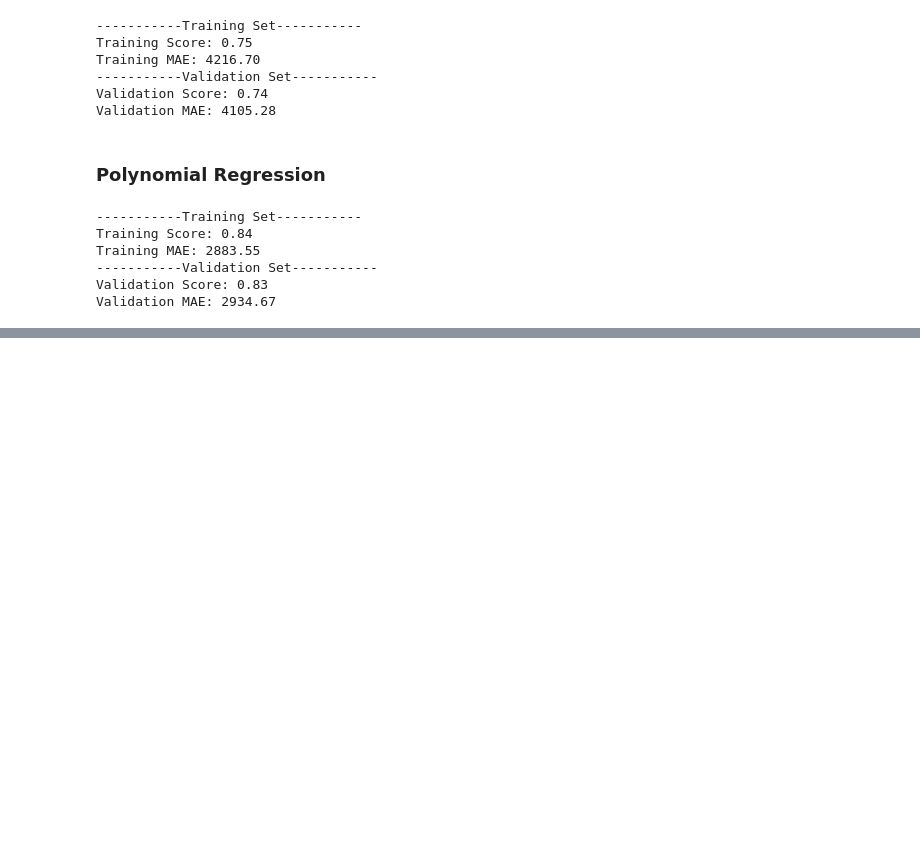
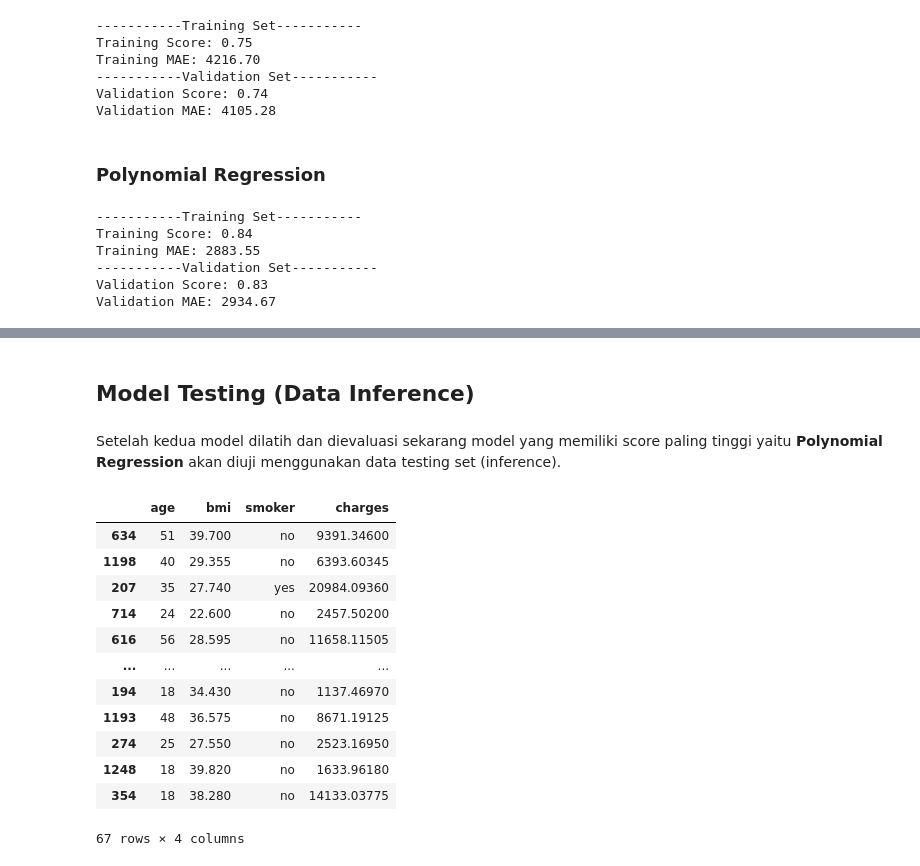
Before and after one commit to Penzragon/h8dsft_P1Milestone2, a Jupyter notebook: script.ipynb, the cells around one changed output, grey strips where cells are left out. Drawn from its saved outputs; the diff is of its cells as text; code cells hidden in the pictures; blank space fills up the shorter version.

```diff
--- a/script.ipynb
+++ b/script.ipynb
@@ -618,0 +623,20 @@ Validation MAE: 2934.67
+# %% [markdown]
+## Model Testing (Data Inference)
+# %% [markdown]
+Setelah kedua model dilatih dan dievaluasi sekarang model yang memiliki score paling tinggi yaitu **Polynomial Regression** akan diuji menggunakan data testing set (inference).
+# %%
+df_test
+# %% [output]
+|  | age | bmi | smoker | charges |
+| 634 | 51 | 39.700 | no | 9391.34600 |
+| 1198 | 40 | 29.355 | no | 6393.60345 |
+| 207 | 35 | 27.740 | yes | 20984.09360 |
+| 714 | 24 | 22.600 | no | 2457.50200 |
+| 616 | 56 | 28.595 | no | 11658.11505 |
+| ... | ... | ... | ... | ... |
+| 194 | 18 | 34.430 | no | 1137.46970 |
+| 1193 | 48 | 36.575 | no | 8671.19125 |
+| 274 | 25 | 27.550 | no | 2523.16950 |
+| 1248 | 18 | 39.820 | no | 1633.96180 |
+| 354 | 18 | 38.280 | no | 14133.03775 |
+67 rows × 4 columns
```
Also changed, not shown: parts of 8 cells of this notebook.
